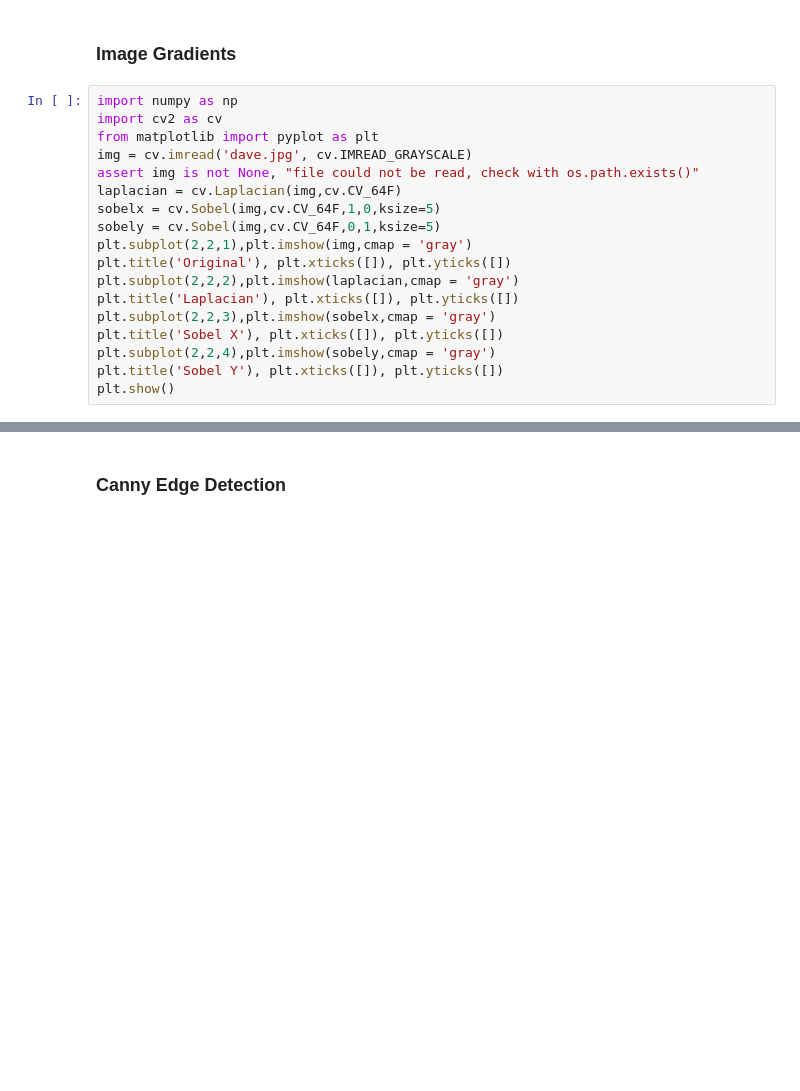
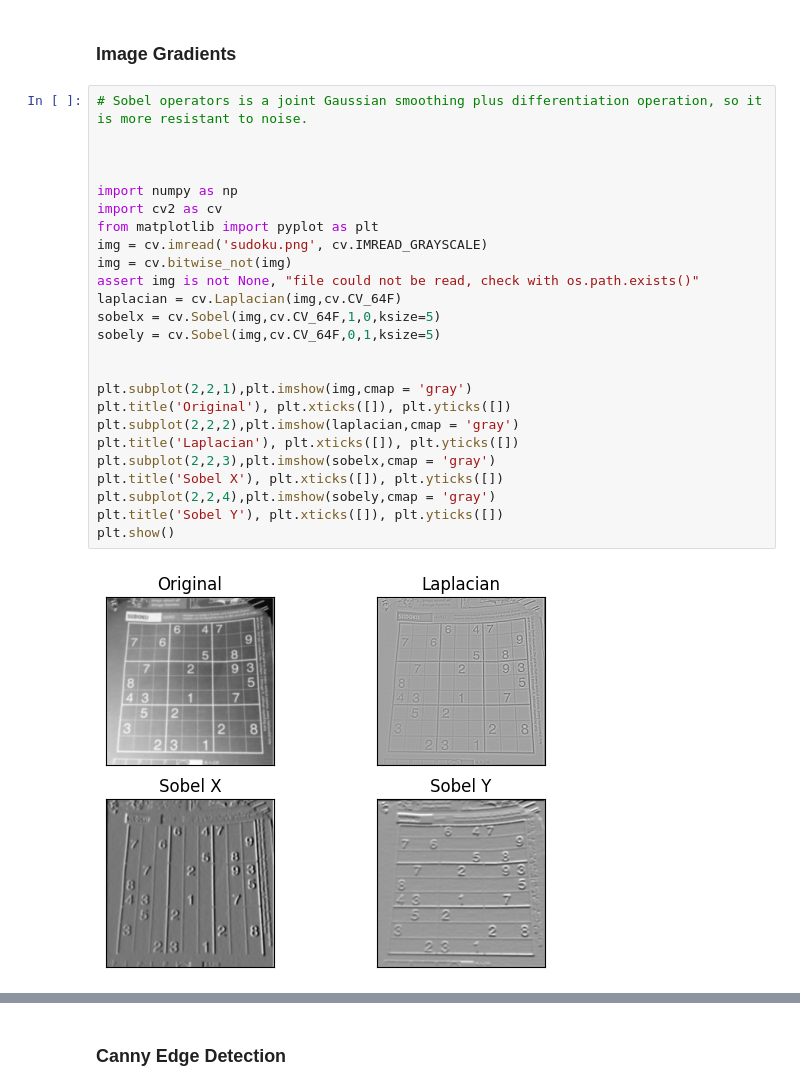
Before and after one commit to roman9234/OpenCV____university_homework, a Jupyter notebook: labs_sem2/lab_5/lab_5.ipynb, the cells around one changed output, grey strips where cells are left out. Drawn from its saved outputs; the diff is of its cells as text; blank space fills up the shorter version.

```diff
--- a/labs_sem2/lab_5/lab_5.ipynb
+++ b/labs_sem2/lab_5/lab_5.ipynb
@@ -1,20 +1,29 @@
 # %% [markdown]
 ### Image Gradients
 # %%
+# Sobel operators is a joint Gaussian smoothing plus differentiation operation, so it is more resistant to noise.
+
+
+
 import numpy as np
 import cv2 as cv
 from matplotlib import pyplot as plt
-img = cv.imread('dave.jpg', cv.IMREAD_GRAYSCALE)
+img = cv.imread('sudoku.png', cv.IMREAD_GRAYSCALE)
+img = cv.bitwise_not(img)
 assert img is not None, "file could not be read, check with os.path.exists()"
 laplacian = cv.Laplacian(img,cv.CV_64F)
 sobelx = cv.Sobel(img,cv.CV_64F,1,0,ksize=5)
 sobely = cv.Sobel(img,cv.CV_64F,0,1,ksize=5)
+
+
 plt.subplot(2,2,1),plt.imshow(img,cmap = 'gray')
 plt.title('Original'), plt.xticks([]), plt.yticks([])
 plt.subplot(2,2,2),plt.imshow(laplacian,cmap = 'gray')
 plt.title('Laplacian'), plt.xticks([]), plt.yticks([])
 plt.subplot(2,2,3),plt.imshow(sobelx,cmap = 'gray')
 plt.title('Sobel X'), plt.xticks([]), plt.yticks([])
 plt.subplot(2,2,4),plt.imshow(sobely,cmap = 'gray')
 plt.title('Sobel Y'), plt.xticks([]), plt.yticks([])
 plt.show()
+# %% [output]
+[figure, added]
```
Also changed, not shown: parts of 6 cells of this notebook.
